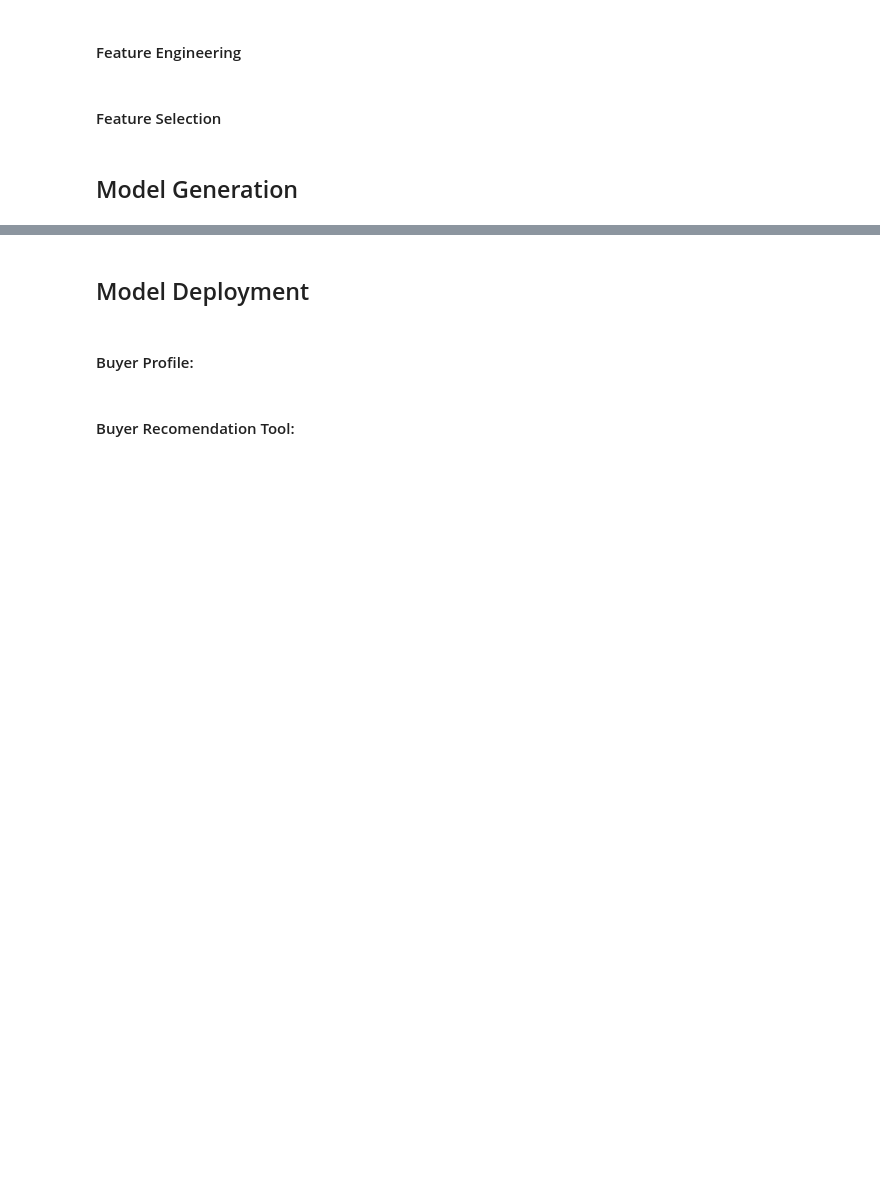
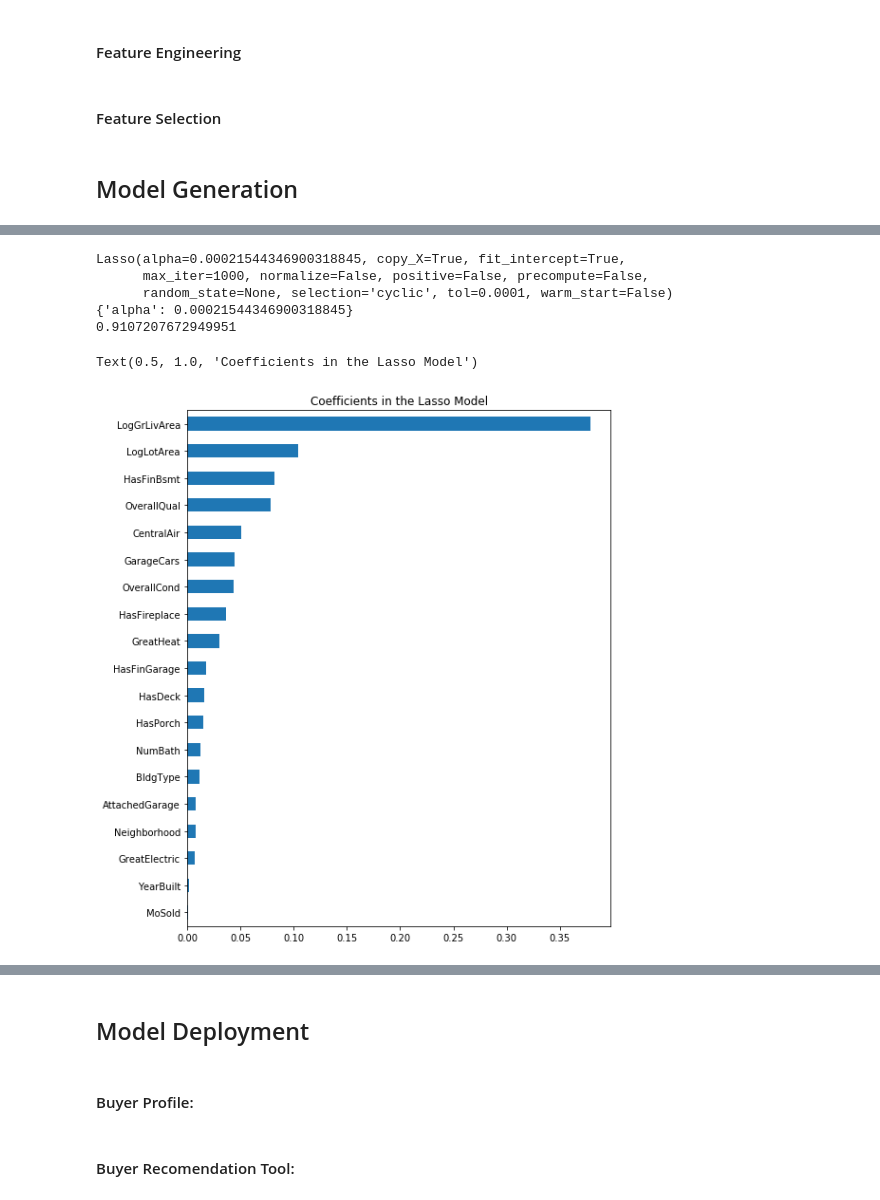
Before and after one commit to brandoncryu/ames_ml_project, a Jupyter notebook: Stephen_Model.ipynb, the cells around one changed output, grey strips where cells are left out. Drawn from its saved outputs; the diff is of its cells as text; code cells hidden in the pictures; blank space fills up the shorter version.

```diff
--- a/Stephen_Model.ipynb
+++ b/Stephen_Model.ipynb
@@ -168 +168,24 @@ Text(0.5, 1.0, 'Coefficients in the Lasso Model')
+# %%
+x = housing.drop(['LogSalePrice', 'LogBsmtSF', 'HasPool', 'HouseStyle', 'BedroomAbvGr', 'BeenRemod'], axis=1)
+grid_search.fit(x, y)
+
+print(grid_search.best_estimator_)
+print(grid_search.best_params_)
+print(grid_search.best_score_)
+
+alpha_cv = grid_search.best_estimator_.get_params()['alpha']
+
+lasso = Lasso(alpha = alpha_cv).fit(x, y)
+coef = pd.Series(lasso.coef_, index = x.columns)
+imp_coef = pd.concat([coef.sort_values()])
+imp_coef.plot(kind = "barh", figsize = (8, 10))
+plt.title("Coefficients in the Lasso Model")
+# %% [output]
+Lasso(alpha=0.00021544346900318845, copy_X=True, fit_intercept=True,
+      max_iter=1000, normalize=False, positive=False, precompute=False,
+      random_state=None, selection='cyclic', tol=0.0001, warm_start=False)
+{'alpha': 0.00021544346900318845}
+0.9107207672949951
+Text(0.5, 1.0, 'Coefficients in the Lasso Model')
+[figure, added]
 # %%
```
Also changed, not shown: parts of 14 cells of this notebook, 1 other file.
